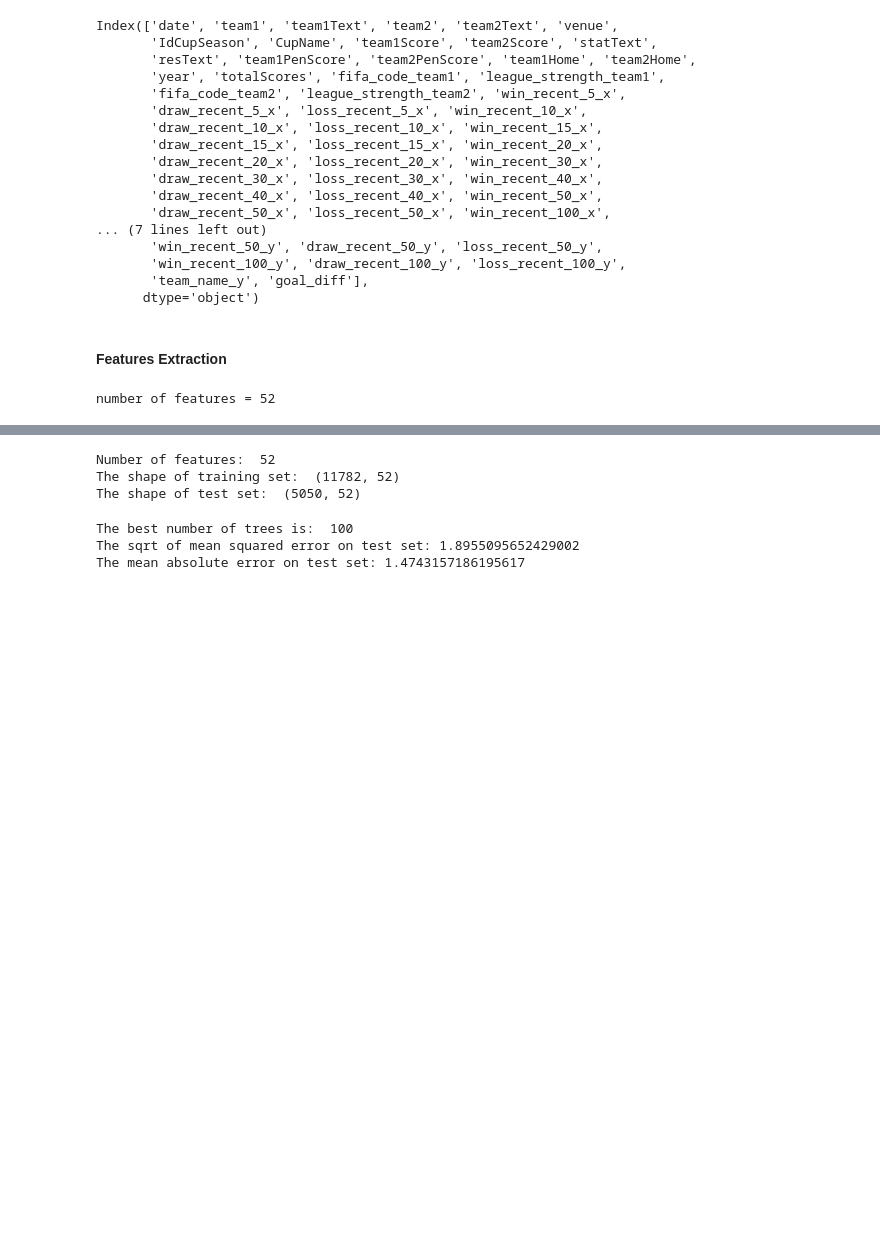
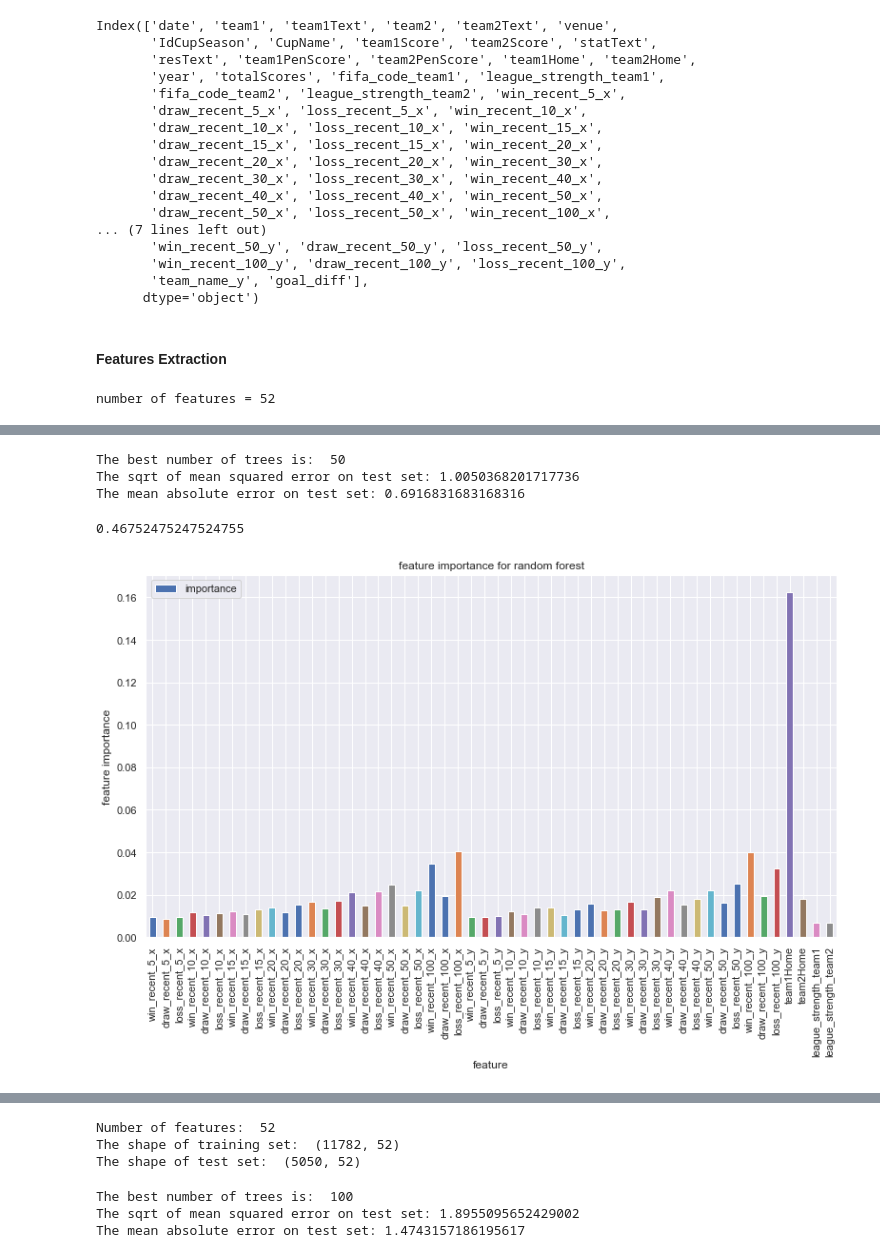
Before and after one commit to kallyzhu/SoccerAnalysis, a Jupyter notebook: soccer-matches-analysis.ipynb, the cells around one changed output, grey strips where cells are left out. Saved outputs shown, nothing was run; the diff lists cells and outputs as text; code cells hidden in the pictures; blank space fills up the shorter version.

Commit message:
ML models update

```diff
--- a/soccer-matches-analysis.ipynb
+++ b/soccer-matches-analysis.ipynb
@@ -548,0 +566,5 @@ number of features = 52
+# %%
+matches.loc[matches['goal_diff'] == 0, 'result'] = 0
+matches.loc[matches['goal_diff'] > 0, 'result'] = 1
+matches.loc[matches['goal_diff'] < 0, 'result'] = 2
+matches = matches.astype({'result':int})
@@ -548,0 +581,36 @@ number of features = 52
+# %%
+from sklearn.metrics import r2_score, mean_squared_error, mean_absolute_error
+from sklearn.model_selection import train_test_split, GridSearchCV
+from sklearn.ensemble import RandomForestClassifier
+
+X_train, X_test, y_train, y_test = train_test_split(matches[features], matches['result'],
+                                                    test_size=0.3, random_state=99)
+
+parameters = {'n_estimators':[50, 100]}
+rfc = RandomForestClassifier(random_state=99)
+model = GridSearchCV(rfc, parameters, cv=5)
+model.fit(X_train, y_train)
+print('The best number of trees is: ', model.best_params_['n_estimators'])
+
+# make predictions
+y_predict = model.best_estimator_.predict(X_test)
+print('The sqrt of mean squared error on test set:', np.sqrt(mean_squared_error(y_predict,y_test)))
+print('The mean absolute error on test set:', mean_absolute_error(y_predict,y_test))
+# %% [output]
+The best number of trees is:  50
+The sqrt of mean squared error on test set: 1.0050368201717736
+The mean absolute error on test set: 0.6916831683168316
+# %%
+model.score(X_test, y_test)
+# %% [output]
+0.46752475247524755
+# %%
+### feature importance
+feature_importance = pd.DataFrame(X_test.columns, columns=['feature'])
+feature_importance['importance'] = model.best_estimator_.feature_importances_
+feature_importance.plot.bar('feature','importance')
+plt.ylabel("feature importance")
+plt.title("feature importance for random forest")
+plt.show()
+# %% [output]
+[figure, added]
```
Also changed, not shown: parts of 19 cells of this notebook.
